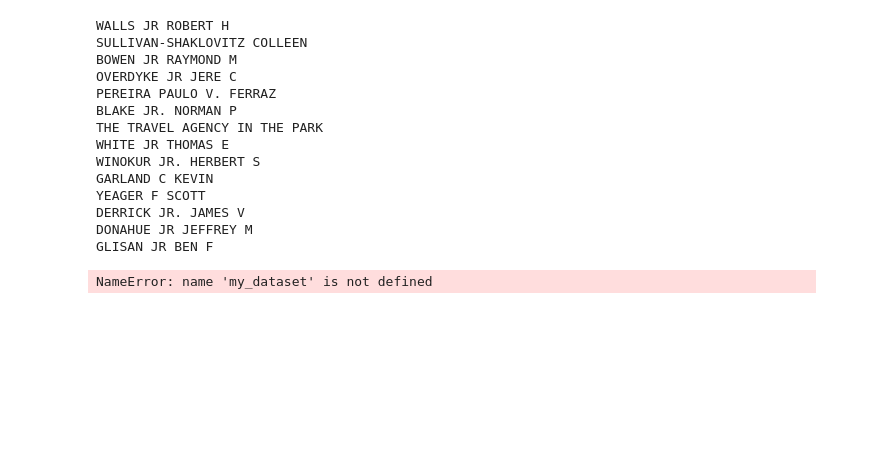
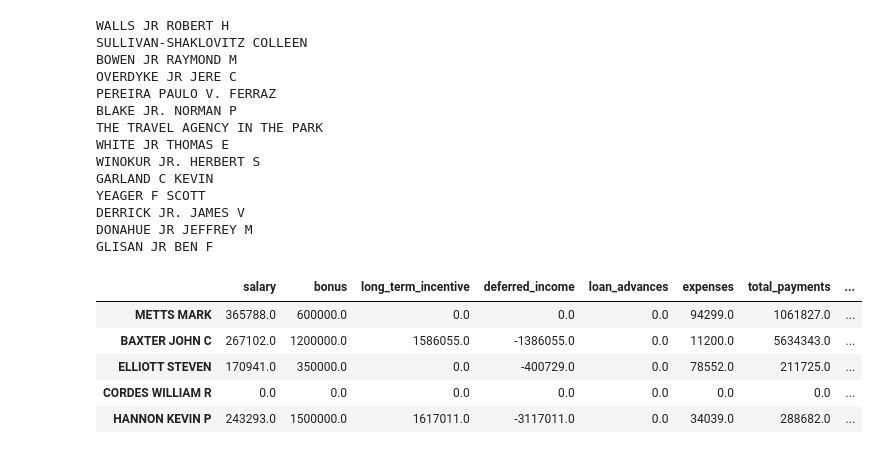
Before and after one commit to Anukriti2512/Person-of-Interest-Classifier, a Jupyter notebook: final_project/Poi_Classifier.ipynb, the cells around one changed output. Cells and saved outputs as stored; diff of their text form; code cells hidden in the pictures; blank space fills up the shorter version.

Commit message:
KNN for classification and Cross Validation code

```diff
--- a/final_project/Poi_Classifier.ipynb
+++ b/final_project/Poi_Classifier.ipynb
@@ -197,22 +197,3 @@ YEAGER F SCOTT
 DERRICK JR. JAMES V
 DONAHUE JR JEFFREY M
 GLISAN JR BEN F
-# %%
-### Task 3: Create new feature(s)
-
-
-
-### Store to my_dataset for easy export below.
-#my_dataset = data_dict
-
-### Extract features and labels from dataset for local testing
-data = featureFormat(my_dataset, features_list, sort_keys = True)
-labels, features = targetFeatureSplit(data)
-
-### Task 4: Try a varity of classifiers
-### Please name your classifier clf for easy export below.
-### Note that if you want to do PCA or other multi-stage operations,
-### you'll need to use Pipelines. For more info:
-### http://scikit-learn.org/stable/modules/pipeline.html
-# %% [output]
-NameError: name 'my_dataset' is not defined
@@ -229,0 +200,18 @@ clf = GaussianNB()
+# %%
+X = enron_data.drop("poi", axis = 1)
+Y = enron_data["poi"]
+#enron_data
+# %%
+from sklearn.feature_selection import SelectKBest
+from sklearn.feature_selection import f_classif
+X_new = SelectKBest(f_classif, k=10).fit_transform(X, Y)
+X_new = pd.DataFrame(X_new , columns = ['salary', 'bonus', 'long_term_incentive', 'deferred_income', 'loan_advances','expenses', 'total_payments', 'exercised_stock_options', 'total_stock_value', 'shared_receipt_with_poi'], index = X.index)
+Y = pd.DataFrame(Y, index = Y.index)
+X_new.head()
+# %% [output]
+|  | salary | bonus | long_term_incentive | deferred_income | loan_advances | expenses | total_payments | ... |
+| METTS MARK | 365788.0 | 600000.0 | 0.0 | 0.0 | 0.0 | 94299.0 | 1061827.0 | ... |
+| BAXTER JOHN C | 267102.0 | 1200000.0 | 1586055.0 | -1386055.0 | 0.0 | 11200.0 | 5634343.0 | ... |
+| ELLIOTT STEVEN | 170941.0 | 350000.0 | 0.0 | -400729.0 | 0.0 | 78552.0 | 211725.0 | ... |
+| CORDES WILLIAM R | 0.0 | 0.0 | 0.0 | 0.0 | 0.0 | 0.0 | 0.0 | ... |
+| HANNON KEVIN P | 243293.0 | 1500000.0 | 1617011.0 | -3117011.0 | 0.0 | 34039.0 | 288682.0 | ... |
```
Also changed, not shown: parts of 5 cells of this notebook.
